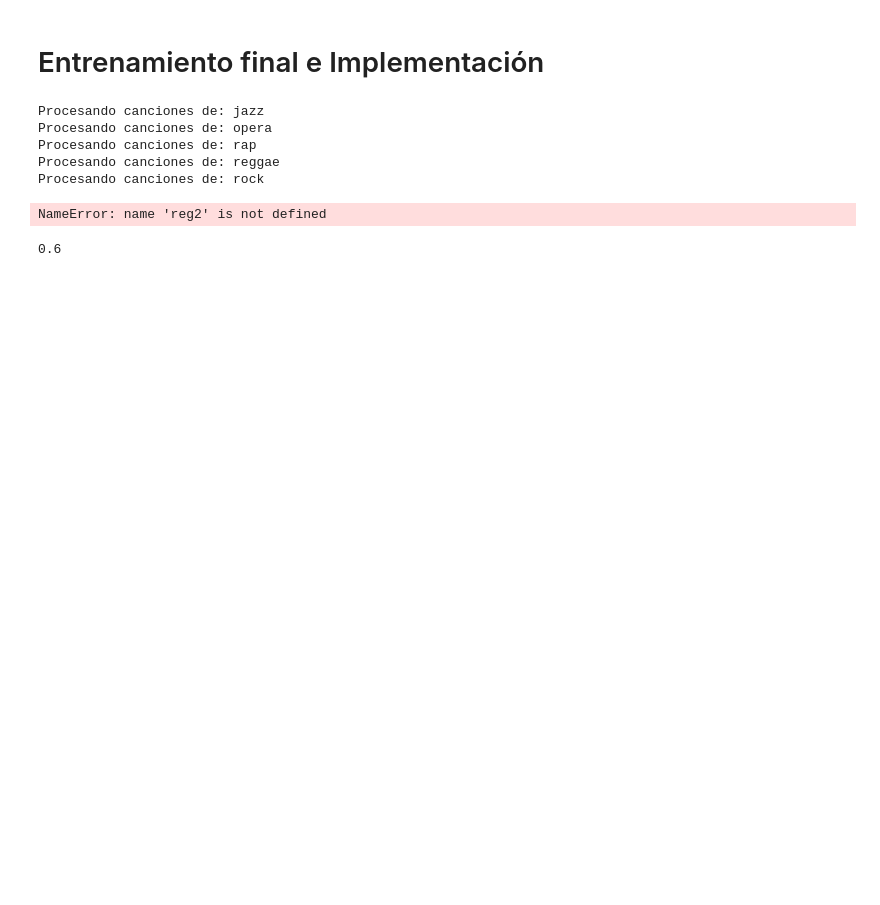
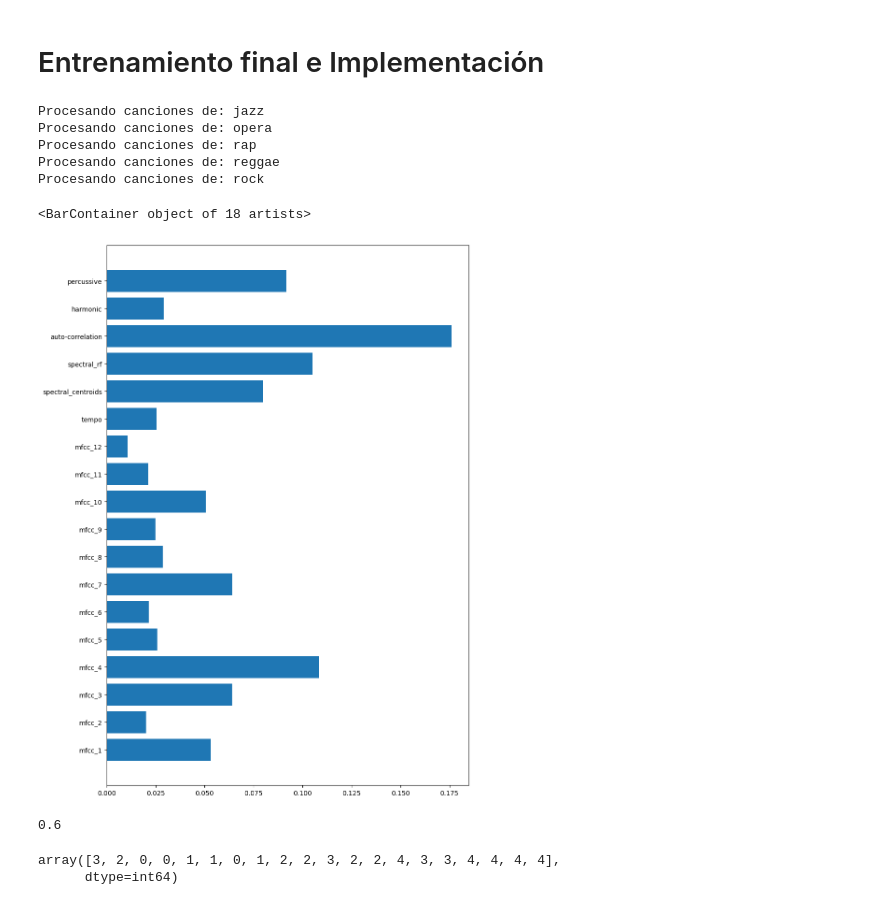
Before and after one commit to nican2/ProyectoAS2023, a Jupyter notebook: Cluster_RF.ipynb, the cells around one changed output. Saved outputs shown, nothing was run; the diff lists cells and outputs as text; code cells hidden in the pictures; blank space fills up the shorter version.

```diff
--- a/Cluster_RF.ipynb
+++ b/Cluster_RF.ipynb
@@ -204,0 +205,2 @@ Text(0.5, 1.0, 'Clustering $K=5$')
+# %%
+df_t['kmeans']=kmeans.labels_
@@ -205,3 +221,5 @@ Text(0.5, 1.0, 'Clustering $K=5$')
+# %%
+df_t.drop('kmeans', axis=1,inplace=True)
 # %%
 # scatter de diferentes pares de variables
 fig, axes = plt.subplots(nrows=2, ncols=2, figsize=(10, 8))
@@ -421,0 +407,32 @@ Accuracy: 0.711 (0.081)
+# %%
+from sklearn.model_selection import GridSearchCV, RepeatedKFold
+import multiprocessing
+
+
+# ==============================================================================
+param_grid = { 'n_estimators':[100,200,250],
+              'criterion':['gini','entropy'],
+              'max_features': ['auto','sqrt','log2'],
+              'max_depth'   : [ 3, 5,7,10, 20,25],
+              'max_leaf_nodes':[2,3,5,10]
+              #'ccp_alpha':[0,0.01,0.02,0.03]
+             }
+
+# ==============================================================================
+rst = np.random.get_state()
+np.random.set_state(rst)
+grid = GridSearchCV(
+
+        estimator  = RandomForestClassifier(),
+        param_grid = param_grid,
+        scoring    = 'accuracy',
+        n_jobs     = multiprocessing.cpu_count() - 1,
+        refit      = True,
+        cv = 20,#RepeatedKFold(n_splits=5, n_repeats=10),
+        verbose    = 0,
+        return_train_score = True
+       )
+
+grid.fit(X = X[col], y = y)
+print(grid.best_params_, ":", grid.best_score_, grid.scoring)
+reg_cv = grid.best_estimator_
@@ -473,11 +501,14 @@ X_test=df_scaled.drop(['archivo','Genero','Genero_label'], axis=1).copy()
 y_test=df_scaled['Genero_label']
 # %%
 # Entrenamiento final con todas las observaciones antes de implementar
-reg.fit(X = X_train[col], y = y_train)
+rst = np.random.get_state()
+np.random.set_state(rst)
+reg_cv.fit(X = X_train[col], y = y_train)
 plt.figure(figsize = (10,15))
-plt.barh(reg.feature_names_in_,reg.feature_importances_)
+plt.barh(reg_cv.feature_names_in_,reg_cv.feature_importances_)
 # %% [output]
-NameError: name 'reg2' is not defined
+<BarContainer object of 18 artists>
+[figure, added]
 # %%
 #guardamos modelo
 with open('RF_ProyectoAS2023.pkl','wb') as f:
@@ -493,2 +524,7 @@ reg.score(X_test[col],y_test)
 # %% [output]
 0.6
+# %%
+pred
+# %% [output]
+array([3, 2, 0, 0, 1, 1, 0, 1, 2, 2, 3, 2, 2, 4, 3, 3, 4, 4, 4, 4],
+      dtype=int64)
```
Also changed, not shown: parts of 14 cells of this notebook, 1 other file.
